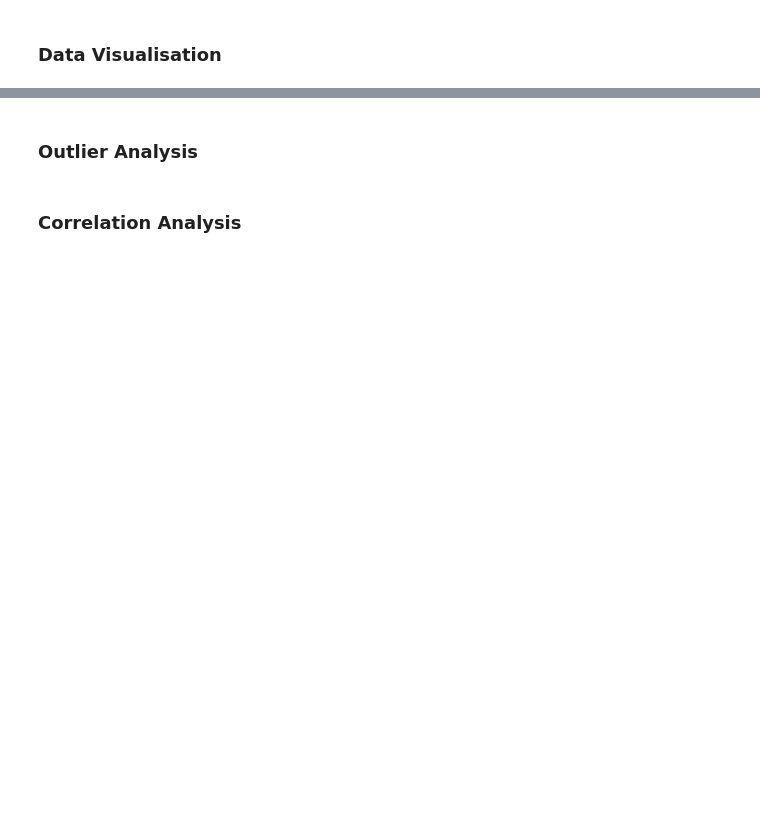
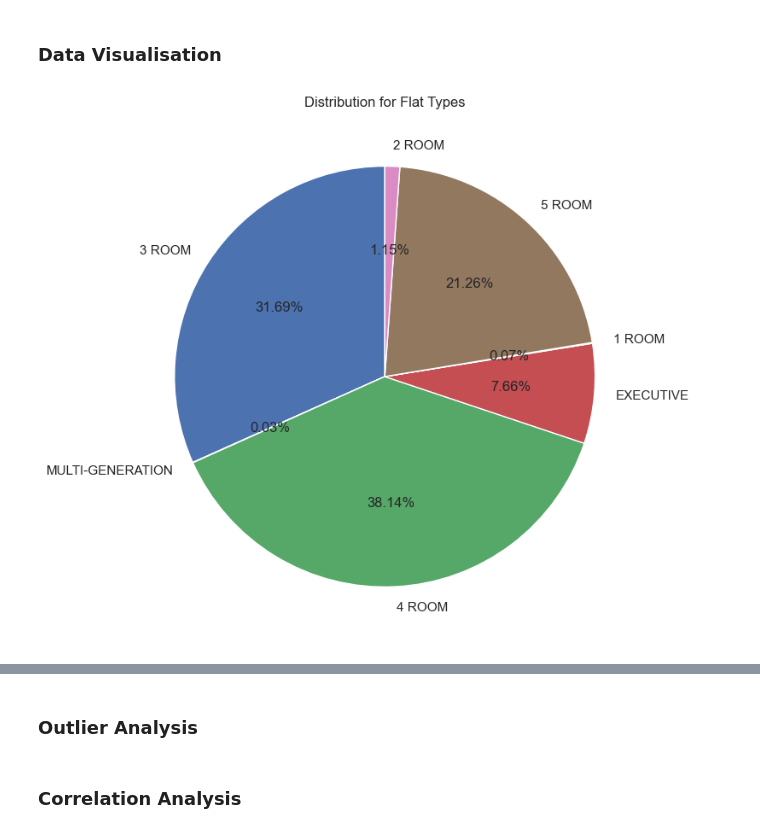
Before and after one commit to kkinmunn/is4303_hdbresale, a Jupyter notebook: eda/eda.ipynb, the cells around one changed output, grey strips where cells are left out. Saved outputs shown, nothing was run; the diff lists cells and outputs as text; code cells hidden in the pictures; blank space fills up the shorter version.

Commit message:
Data Visualisation

```diff
--- a/eda/eda.ipynb
+++ b/eda/eda.ipynb
@@ -80,3 +81,28 @@ data_hdb_raw.describe()
 ### Data Visualisation
 # %%
 # Bar Plots, Charts etc.
+
+# pie chart for flat_type
+
+# count the occurrences of each flat_type
+flat_type_counts = data_hdb_raw['flat_type'].value_counts()
+
+# merge flat types with different names that refer to the same type
+types_to_merge = ['MULTI-GENERATION', 'MULTI GENERATION']
+merged_count = flat_type_counts.loc[types_to_merge].sum()
+flat_type_counts = flat_type_counts.drop(types_to_merge)
+flat_type_counts['MULTI-GENERATION'] = merged_count
+
+# arrange order of flat types as text labels will overlap
+custom_order = ['3 ROOM', 'MULTI-GENERATION','4 ROOM','EXECUTIVE','1 ROOM', '5 ROOM','2 ROOM']
+flat_type_counts = data_hdb_raw['flat_type'].value_counts().loc[custom_order]
+
+# size
+plt.figure(figsize=(12, 8))
+
+# plot
+plt.pie(flat_type_counts, labels=flat_type_counts.index, autopct='%1.2f%%', startangle=90)
+plt.title('Distribution for Flat Types')
+plt.show()
+# %% [output]
+[figure, added]
```
Also changed, not shown: parts of 11 cells of this notebook.
